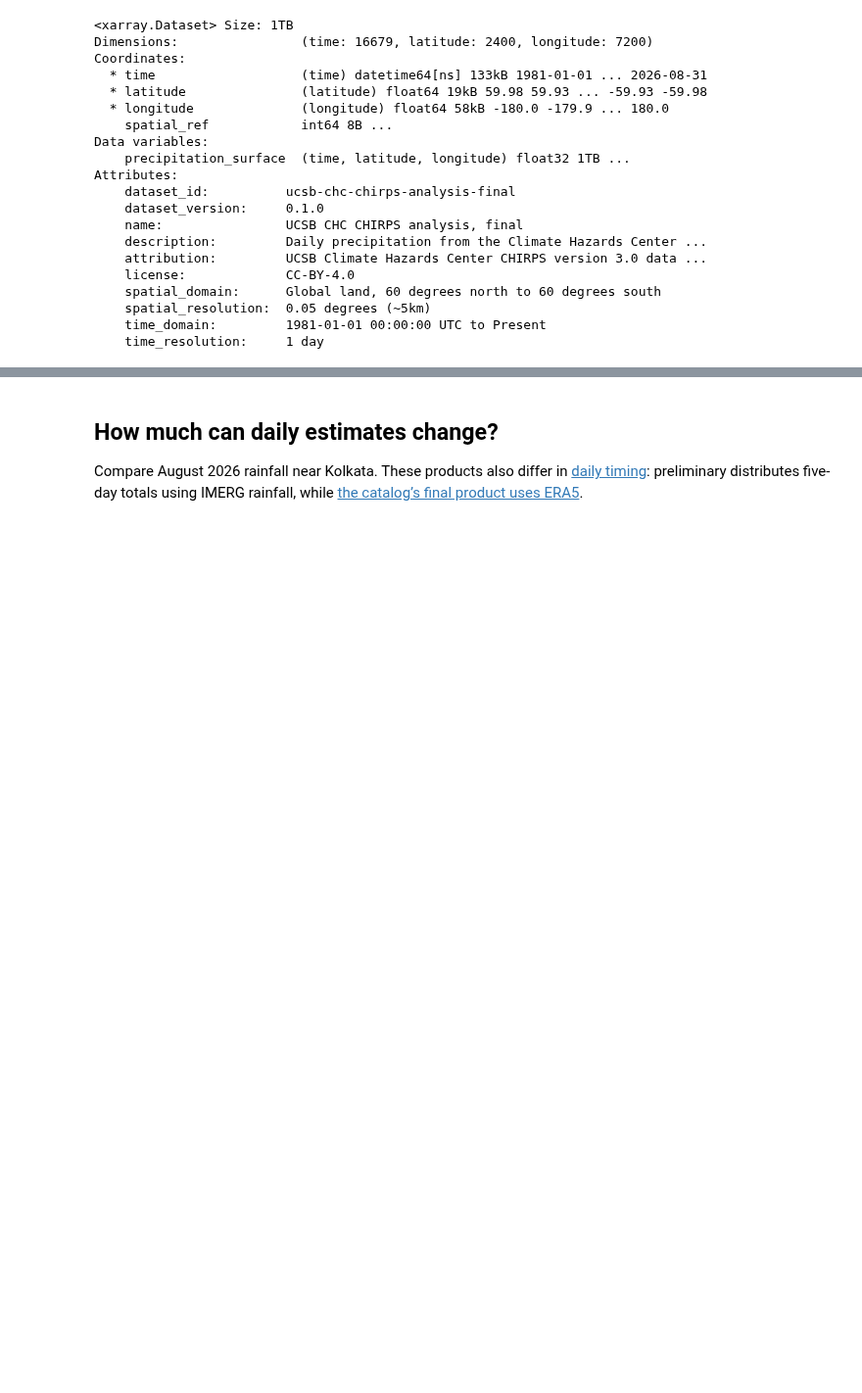
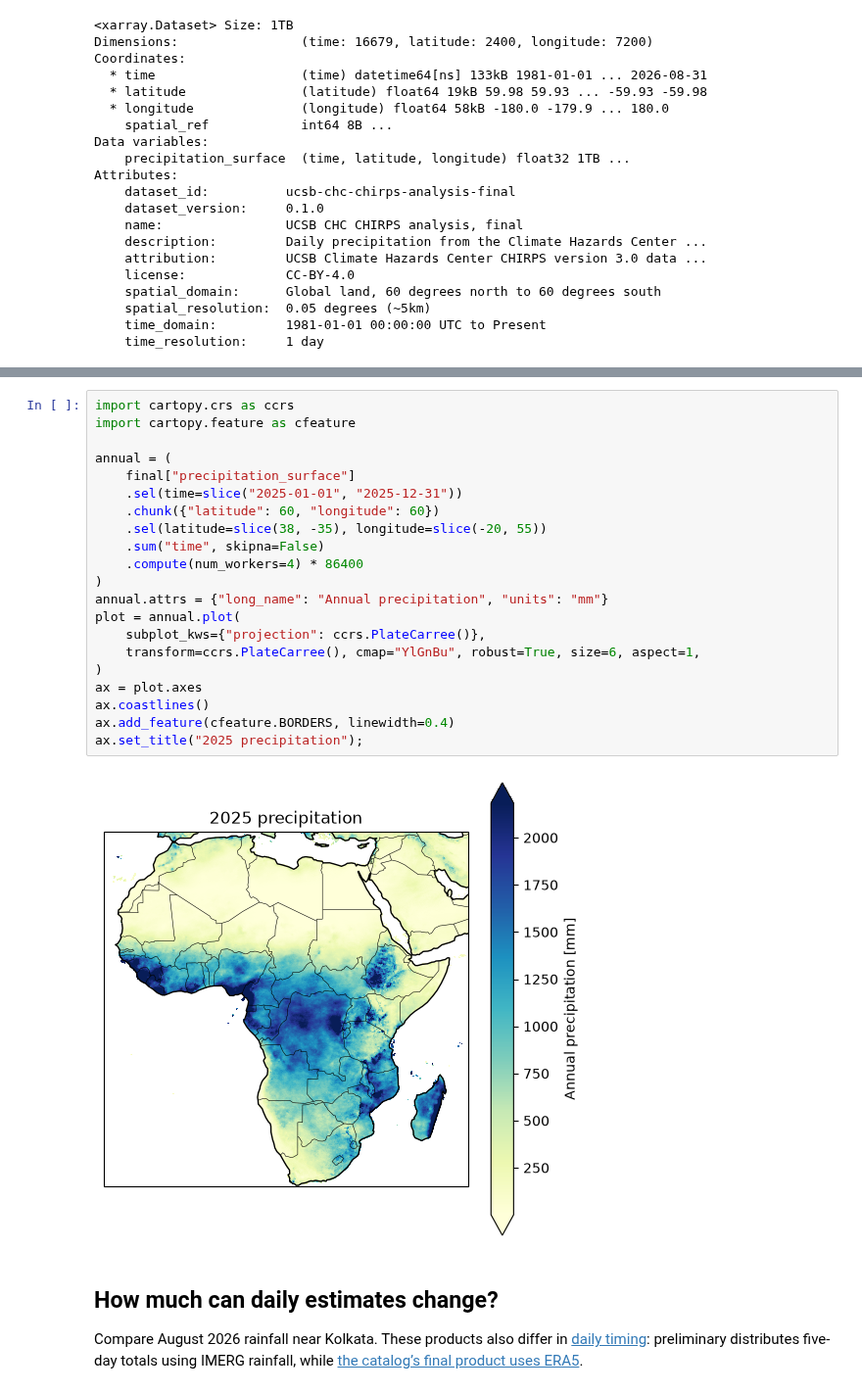
Before and after one commit to dynamical-org/notebooks, a Jupyter notebook: ucsb-chc-chirps-analysis.ipynb, the cells around one changed output, grey strips where cells are left out. Shown at 98% size. Drawn from its saved outputs; the diff is of its cells as text; blank space fills up the shorter version.

```diff
--- a/ucsb-chc-chirps-analysis.ipynb
+++ b/ucsb-chc-chirps-analysis.ipynb
@@ -57,3 +56,26 @@ pd.Series(
+# %%
+import cartopy.crs as ccrs
+import cartopy.feature as cfeature
+
+annual = (
+    final["precipitation_surface"]
+    .sel(time=slice("2025-01-01", "2025-12-31"))
+    .chunk({"latitude": 60, "longitude": 60})
+    .sel(latitude=slice(38, -35), longitude=slice(-20, 55))
+    .sum("time", skipna=False)
+    .compute(num_workers=4) * 86400
+)
+annual.attrs = {"long_name": "Annual precipitation", "units": "mm"}
+plot = annual.plot(
+    subplot_kws={"projection": ccrs.PlateCarree()},
+    transform=ccrs.PlateCarree(), cmap="YlGnBu", robust=True, size=6, aspect=1,
+)
+ax = plot.axes
+ax.coastlines()
+ax.add_feature(cfeature.BORDERS, linewidth=0.4)
+ax.set_title("2025 precipitation");
+# %% [output]
+[figure, added]
 # %% [markdown]
 ## How much can daily estimates change?
 
```
Also changed, not shown: parts of 8 cells of this notebook, 2 other files.
